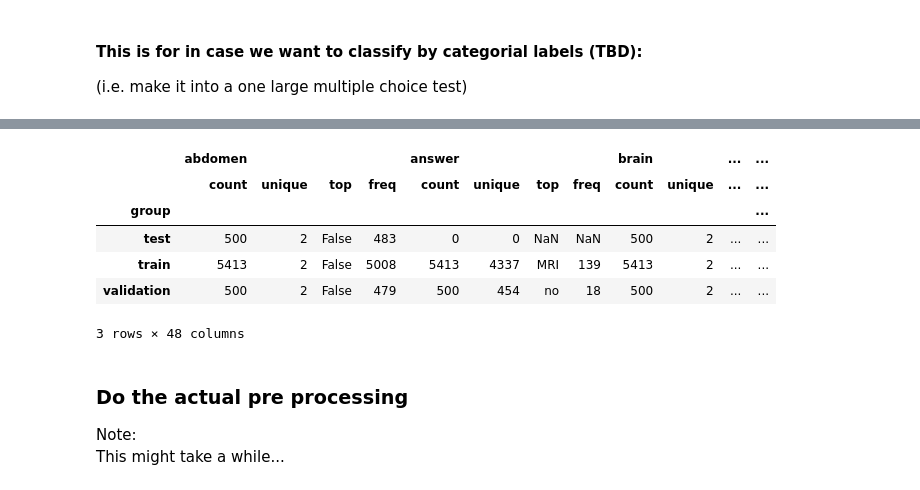
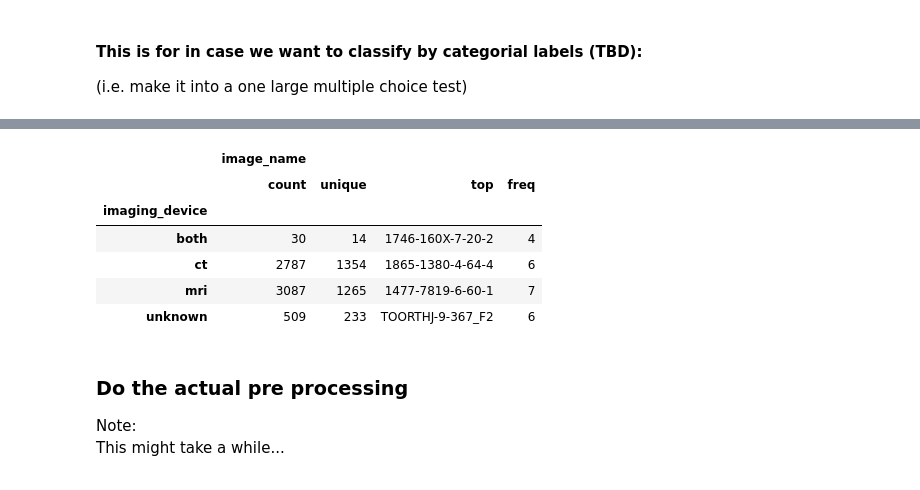
Before and after one commit to turner11/VQA-MED, a Jupyter notebook: VQA-MED/Cognitive-LUIS-Windows-master/Sample/VQA.Python/2_pre_process_data.ipynb, the cells around one changed output, grey strips where cells are left out. Cells and saved outputs as stored; diff of their text form; code cells hidden in the pictures.

Commit message:
Added consolidated imaging devices to data

```diff
--- a/VQA-MED/Cognitive-LUIS-Windows-master/Sample/VQA.Python/2_pre_process_data.ipynb
+++ b/VQA-MED/Cognitive-LUIS-Windows-master/Sample/VQA.Python/2_pre_process_data.ipynb
@@ -120,13 +122,14 @@ image_name_question.head()
 # %%
 image_name_question.groupby('group').describe()
+image_name_question[['imaging_device','image_name']].groupby('imaging_device').describe()
 # %% [output]
-|  | abdomen |  |  |  | answer |  |  |  | brain |  | ... | ... |
-|  | count | unique | top | freq | count | unique | top | freq | count | unique | ... | ... |
-| group |  |  |  |  |  |  |  |  |  |  |  | ... |
-| test | 500 | 2 | False | 483 | 0 | 0 | NaN | NaN | 500 | 2 | ... | ... |
-| train | 5413 | 2 | False | 5008 | 5413 | 4337 | MRI | 139 | 5413 | 2 | ... | ... |
-| validation | 500 | 2 | False | 479 | 500 | 454 | no | 18 | 500 | 2 | ... | ... |
+|  | image_name |  |  |  |
+|  | count | unique | top | freq |
+| imaging_device |  |  |  |  |
+| both | 30 | 14 | 1746-160X-7-20-2 | 4 |
+| ct | 2787 | 1354 | 1865-1380-4-64-4 | 6 |
+| mri | 3087 | 1265 | 1477-7819-6-60-1 | 7 |
+| unknown | 509 | 233 | TOORTHJ-9-367_F2 | 6 |
-3 rows × 48 columns
 # %% [markdown]
 ### Do the actual pre processing
 Note:
```
Also changed, not shown: parts of 8 cells of this notebook, 1 other file.
